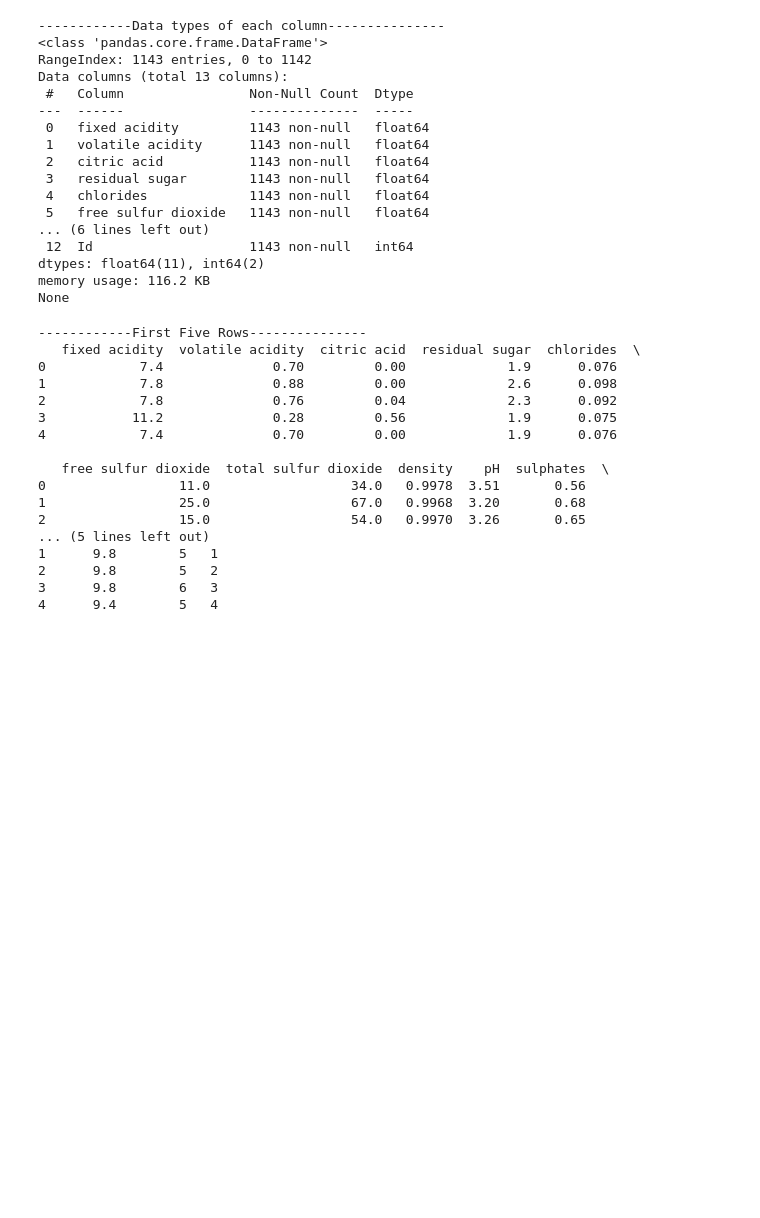
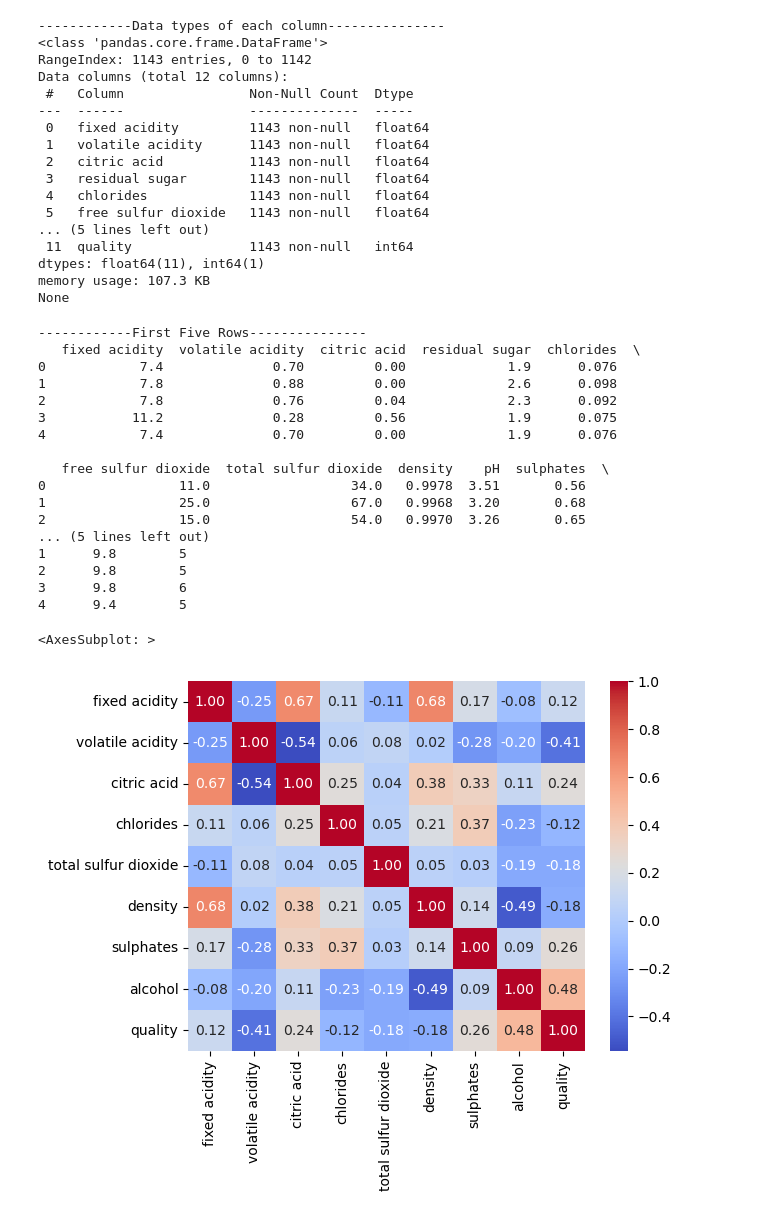
Before and after one commit to jimmy-Gamboli/WineQuality_ML, a Jupyter notebook: CSC 4505 Project - Wine Quality - Jimmy, Michael, Noah.ipynb, the cells around one changed output. Drawn from its saved outputs; the diff is of its cells as text; code cells hidden in the pictures; blank space fills up the shorter version.

```diff
--- a/CSC 4505 Project - Wine Quality - Jimmy, Michael, Noah.ipynb
+++ b/CSC 4505 Project - Wine Quality - Jimmy, Michael, Noah.ipynb
@@ -7,6 +7,7 @@ from matplotlib import pyplot as plt
 # %%
 # Load the csv file into a pandas dataframe
 df = pd.read_csv('WineQT.csv')
+df = df.drop(columns=["Id"])
 # %%
 # Check the data types for each of the rows
 print('------------Data types of each column---------------')
@@ -15,7 +16,7 @@ print(df.info())
 ------------Data types of each column---------------
 <class 'pandas.core.frame.DataFrame'>
 RangeIndex: 1143 entries, 0 to 1142
-Data columns (total 13 columns):
+Data columns (total 12 columns):
  #   Column                Non-Null Count  Dtype
 ---  ------                --------------  -----
  0   fixed acidity         1143 non-null   float64
@@ -24,10 +25,10 @@ Data columns (total 13 columns):
  3   residual sugar        1143 non-null   float64
  4   chlorides             1143 non-null   float64
  5   free sulfur dioxide   1143 non-null   float64
-... (6 lines left out)
- 12  Id                    1143 non-null   int64
-dtypes: float64(11), int64(2)
-memory usage: 116.2 KB
+... (5 lines left out)
+ 11  quality               1143 non-null   int64
+dtypes: float64(11), int64(1)
+memory usage: 107.3 KB
 None
 # %%
 # Print out the first 5 rows just to Check view
@@ -47,7 +48,20 @@ print(df.iloc[0:5,:])
 1                 25.0                  67.0   0.9968  3.20       0.68
 2                 15.0                  54.0   0.9970  3.26       0.65
 ... (5 lines left out)
-1      9.8        5   1
-2      9.8        5   2
-3      9.8        6   3
-4      9.4        5   4
+1      9.8        5
+2      9.8        5
+3      9.8        6
+4      9.4        5
+# %%
+# Correlation heatmap
+import seaborn as sb
+corr = df.corr()
+sb.heatmap(corr, cmap = "coolwarm", annot=True, fmt=".2f")
+# Correlation between quality and residual sugar, free sulfer dioxide, or pH are all low (absolute value < 0.1)
+# With that in mind we consider dropping these columns from the table
+#df = df.drop(columns=["residual sugar"])
+#df = df.drop(columns=["free sulfur dioxide"])
+#df = df.drop(columns=["pH"])
+# %% [output]
+<AxesSubplot: >
+[figure, added]
```
Also changed, not shown: parts of 2 cells of this notebook.
